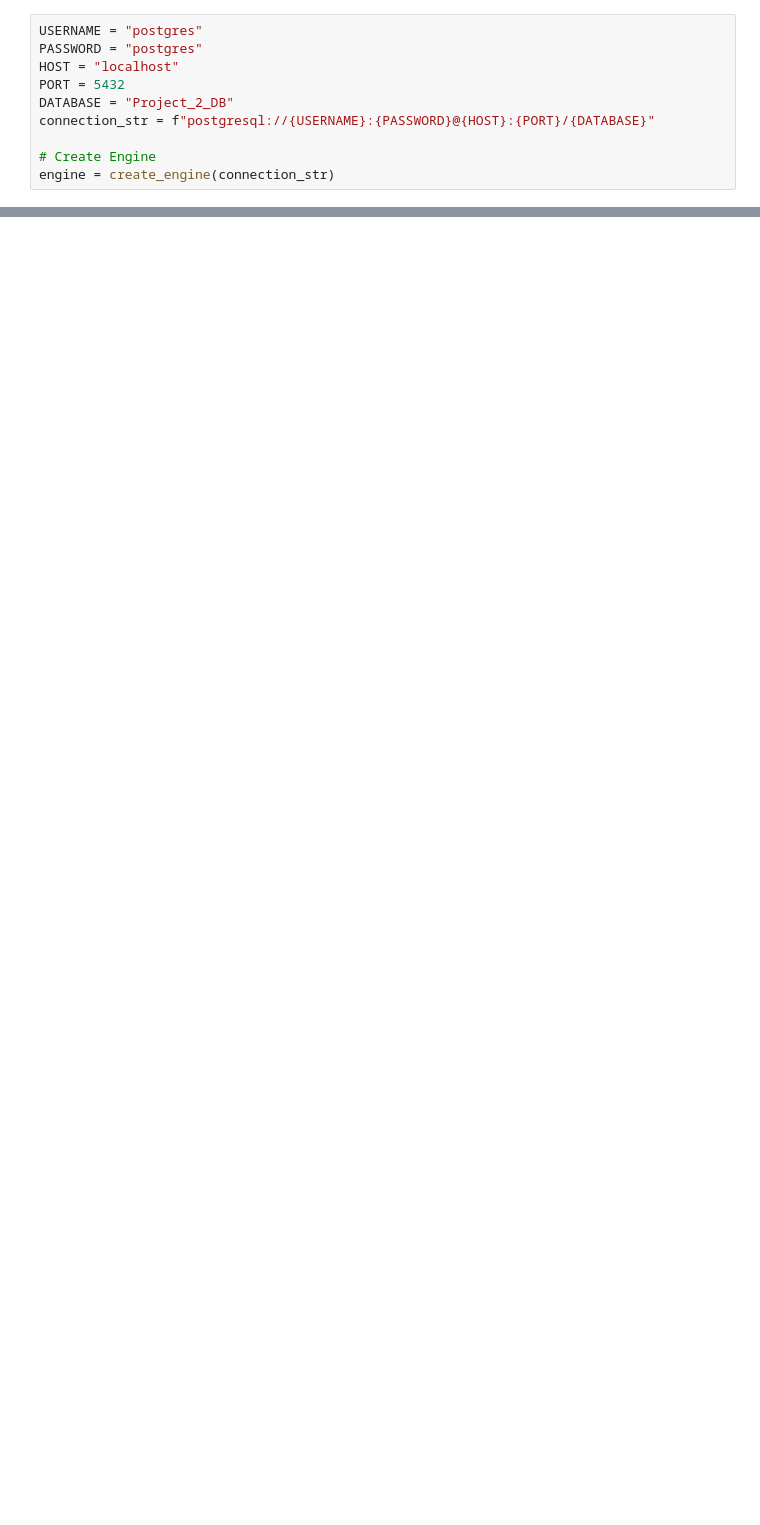
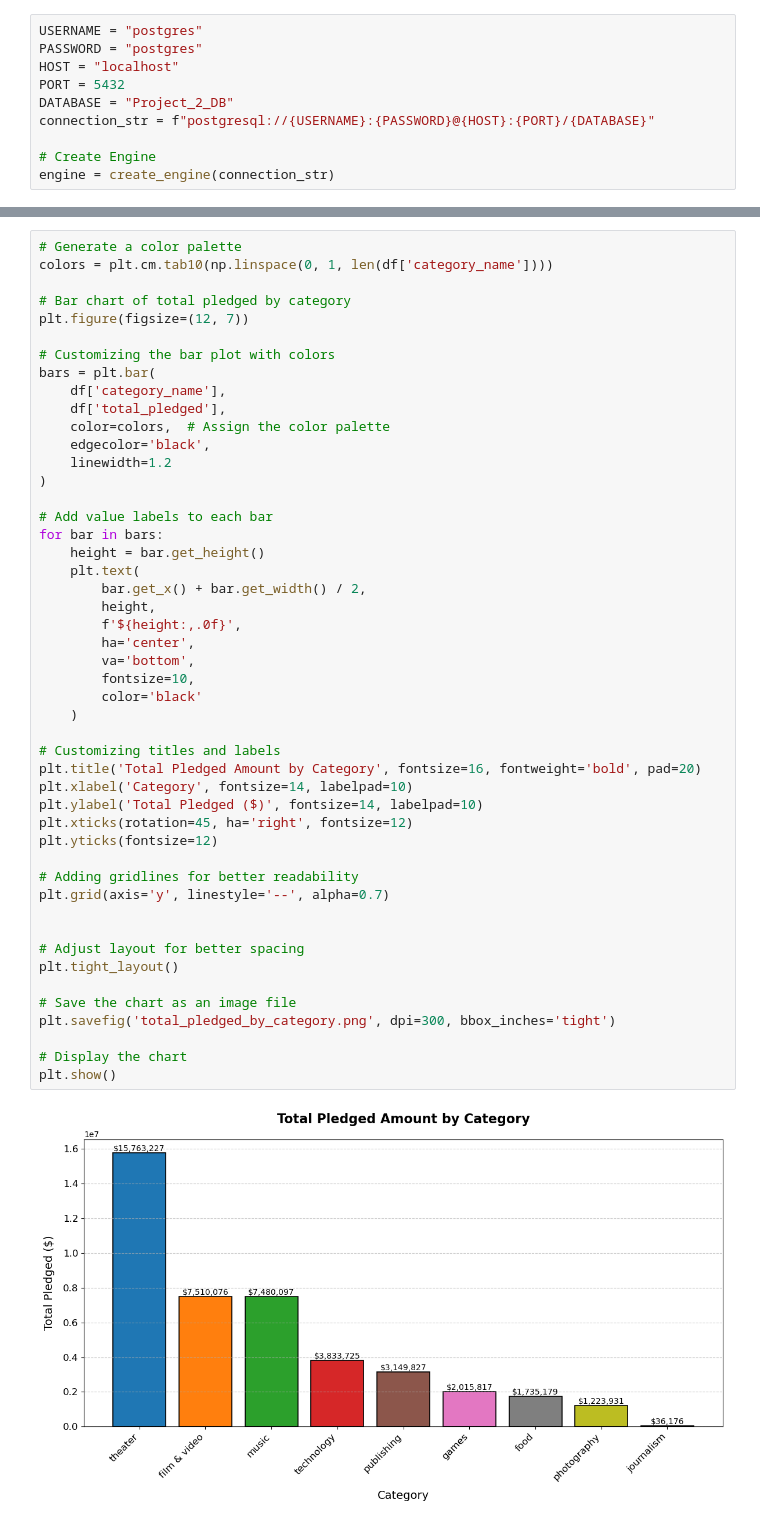
Before and after one commit to CTF202098/Crowdfunding_ETL, a Jupyter notebook: Starter_Files/USE_THIS_ONE_Chandler_Notebook_Loading_CSVs_to_DB.ipynb, the cells around one changed output, grey strips where cells are left out. Cells and saved outputs as stored; diff of their text form; blank space fills up the shorter version.

```diff
--- a/Starter_Files/USE_THIS_ONE_Chandler_Notebook_Loading_CSVs_to_DB.ipynb
+++ b/Starter_Files/USE_THIS_ONE_Chandler_Notebook_Loading_CSVs_to_DB.ipynb
@@ -72,0 +223,50 @@ campaign_df.to_sql(name="campaign", con=engine, index=False, if_exists="append",
+# %%
+# Generate a color palette
+colors = plt.cm.tab10(np.linspace(0, 1, len(df['category_name'])))
+
+# Bar chart of total pledged by category
+plt.figure(figsize=(12, 7))
+
+# Customizing the bar plot with colors
+bars = plt.bar(
+    df['category_name'],
+    df['total_pledged'],
+    color=colors,  # Assign the color palette
+    edgecolor='black',
+    linewidth=1.2
+)
+
+# Add value labels to each bar
+for bar in bars:
+    height = bar.get_height()
+    plt.text(
+        bar.get_x() + bar.get_width() / 2,
+        height,
+        f'${height:,.0f}',
+        ha='center',
+        va='bottom',
+        fontsize=10,
+        color='black'
+    )
+
+# Customizing titles and labels
+plt.title('Total Pledged Amount by Category', fontsize=16, fontweight='bold', pad=20)
+plt.xlabel('Category', fontsize=14, labelpad=10)
+plt.ylabel('Total Pledged ($)', fontsize=14, labelpad=10)
+plt.xticks(rotation=45, ha='right', fontsize=12)
+plt.yticks(fontsize=12)
+
+# Adding gridlines for better readability
+plt.grid(axis='y', linestyle='--', alpha=0.7)
+
+
+# Adjust layout for better spacing
+plt.tight_layout()
+
+# Save the chart as an image file
+plt.savefig('total_pledged_by_category.png', dpi=300, bbox_inches='tight')
+
+# Display the chart
+plt.show()
+# %% [output]
+[figure, added]
```
Also changed, not shown: parts of 17 cells of this notebook, 2 other files.
